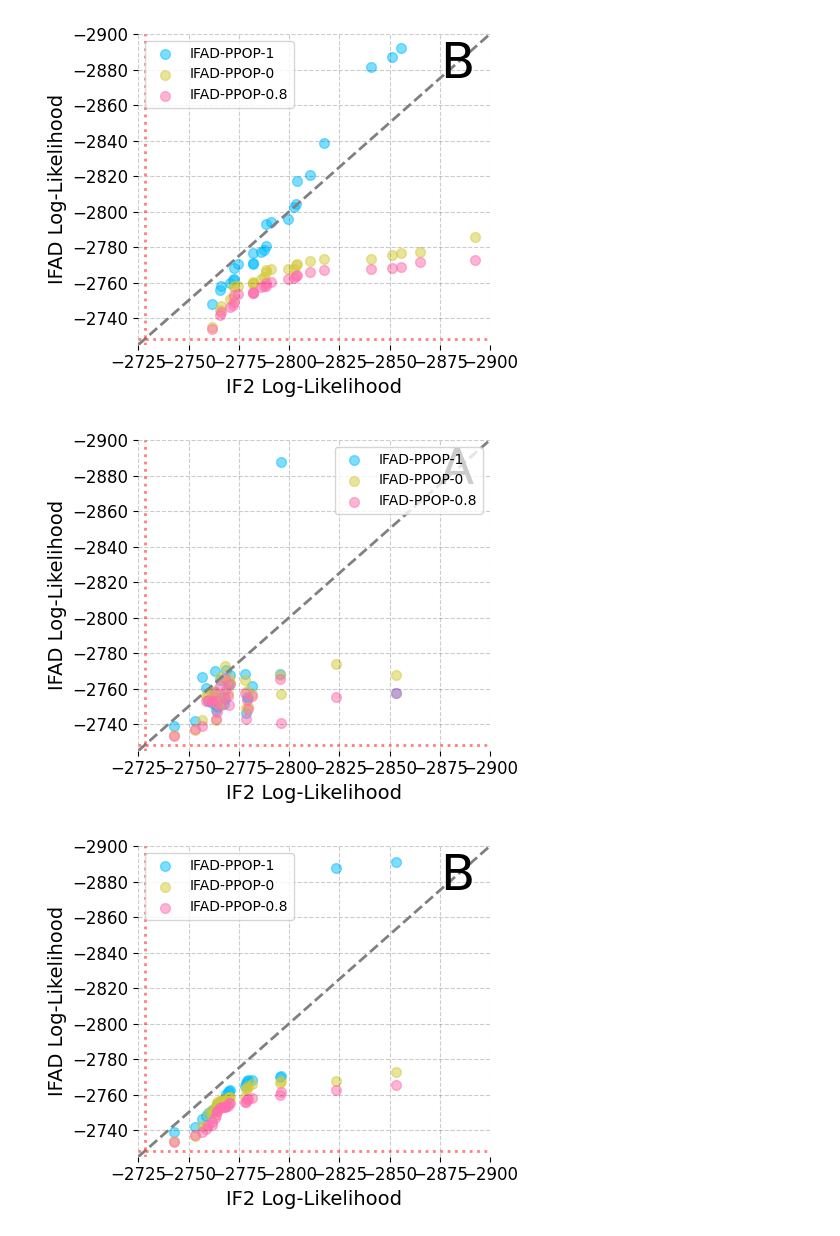
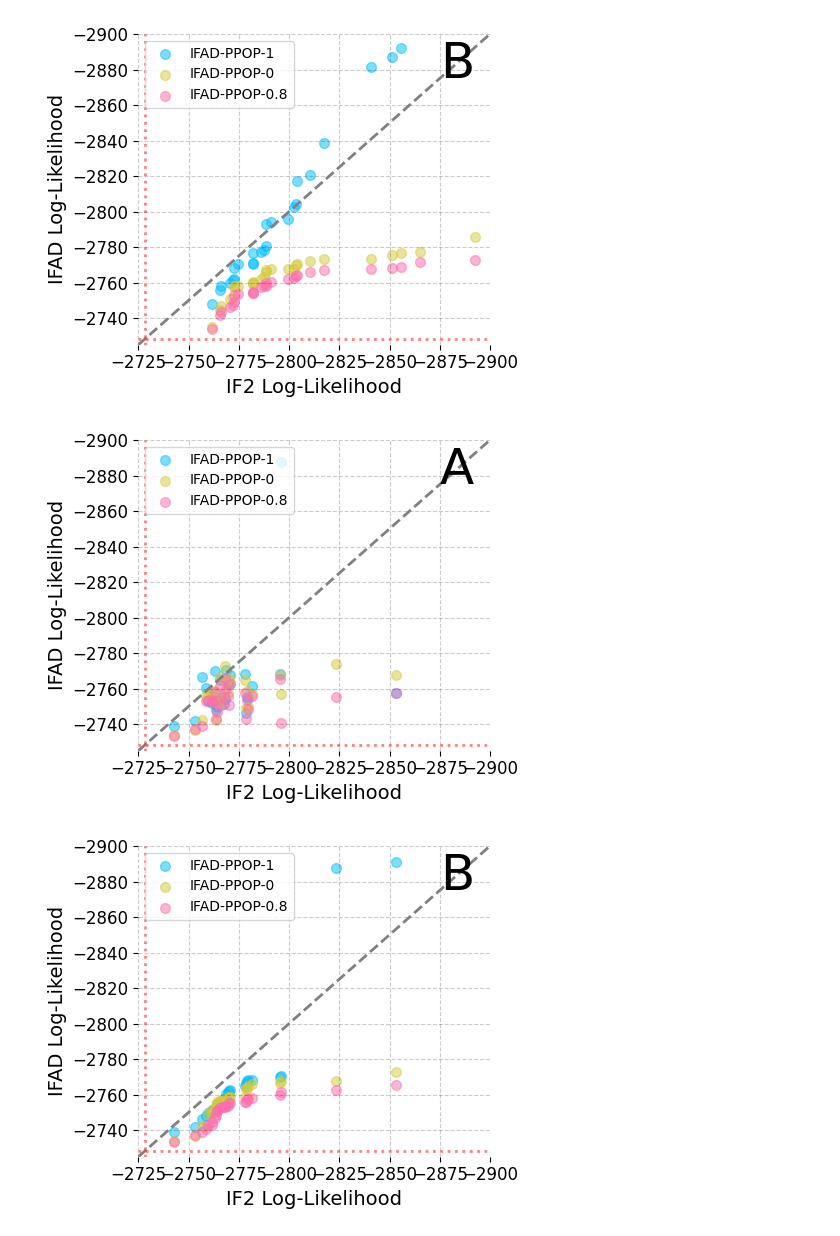
Before and after one commit to hetankevin/diffPomp, a Jupyter notebook: haiti/haiti.ipynb, the cells around one changed output. Cells and saved outputs as stored; diff of their text form; code cells hidden in the pictures.

```diff
--- a/haiti/haiti.ipynb
+++ b/haiti/haiti.ipynb
@@ -644,32 +644,32 @@ plt.savefig('../imgs/haiti/qq.png', bbox_inches='tight')
 # %%
 # IF2 0.95
 plt.figure(figsize=(5,4))
 # Overall paired searches, our IF2
 plt.scatter(-(np.array(mif_logliks_trials).min(-1)), -(np.array(gd_logliks_trials).min(-1)), marker='o', alpha=0.5,
             label='IFAD-PPOP-1')
 plt.scatter(-(np.array(mif_logliks_trials).min(-1)), -(np.array(gd_logliks_pf_trials).min(-1)), marker='o', alpha=0.5,
             label='IFAD-PPOP-0')
 plt.scatter(-(np.array(mif_logliks_trials).min(-1)), -(np.array(gd_logliks_ppop_trials).min(-1)), marker='o', alpha=0.5,
             label='IFAD-PPOP-0.8')
 lo, hi = -2725, -2900
 plt.xlim(lo,hi)
 plt.ylim(lo,hi)
 plt.plot([lo, hi], [lo, hi], linestyle='--', color='grey')
 plt.axhline(-2728.1, linestyle='dotted', color='r', alpha=0.5)
 plt.axvline(-2728.1, linestyle='dotted', color='r', alpha=0.5)
 
 #plt.title('IFAD v.s. IF2, Paired Searches')
 
 plt.xlabel('IF2 Log-Likelihood')
 plt.ylabel('IFAD Log-Likelihood')
-plt.legend()
+plt.legend(loc='upper left')
 plt.tight_layout()
 # put horizontal and vertical lines at 3748.5
 plt.text(-2875, -2875, 'A', fontsize=36)
 
 plt.savefig('../imgs/haiti/pairs_min.png', bbox_inches='tight')
 # %% [output]
-[figure, old version]
+[figure, new version]
 # %%
 # IF2 0.95
 plt.figure(figsize=(5,4))
```
Also changed, not shown: parts of 1 cell of this notebook, 2 other files.
